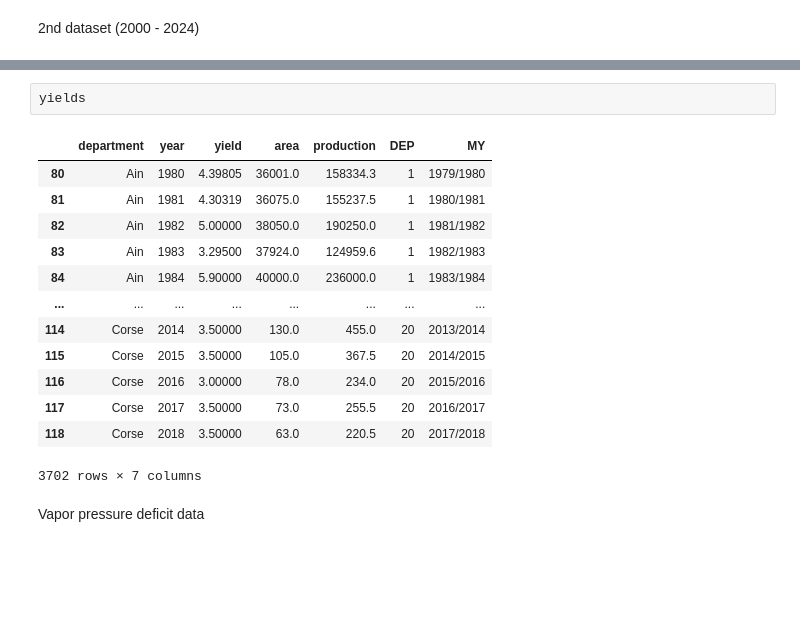
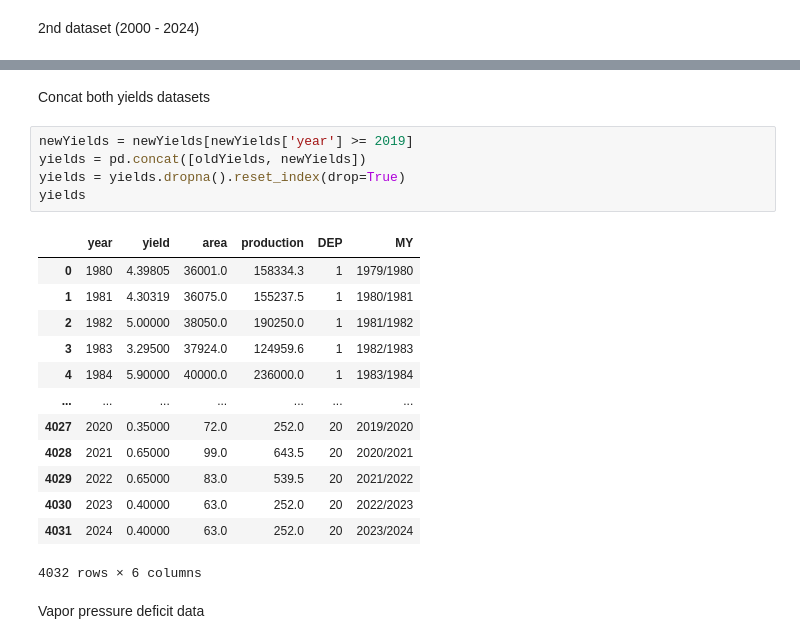
Before and after one commit to aleexv6/Meteo, a Jupyter notebook: YieldModel/data/aggregData.ipynb, the cells around one changed output, grey strips where cells are left out. Cells and saved outputs as stored; diff of their text form; blank space fills up the shorter version.

```diff
--- a/YieldModel/data/aggregData.ipynb
+++ b/YieldModel/data/aggregData.ipynb
@@ -178,22 +205,27 @@ Try using .loc[row_indexer,col_indexer] = value instead
 
 See the caveats in the documentation: https://pandas.pydata.org/pandas-docs/stable/user_guide/indexing.html#returning-a-view-versus-a-copy
   yields["MY"] = (yields['ANNEE'] - 1).astype(str) + '/' + yields['ANNEE'].astype(str)
-# %%
-yields
-# %% [output]
-|  | department | year | yield | area | production | DEP | MY |
-| 80 | Ain | 1980 | 4.39805 | 36001.0 | 158334.3 | 1 | 1979/1980 |
-| 81 | Ain | 1981 | 4.30319 | 36075.0 | 155237.5 | 1 | 1980/1981 |
-| 82 | Ain | 1982 | 5.00000 | 38050.0 | 190250.0 | 1 | 1981/1982 |
-| 83 | Ain | 1983 | 3.29500 | 37924.0 | 124959.6 | 1 | 1982/1983 |
-| 84 | Ain | 1984 | 5.90000 | 40000.0 | 236000.0 | 1 | 1983/1984 |
-| ... | ... | ... | ... | ... | ... | ... | ... |
-| 114 | Corse | 2014 | 3.50000 | 130.0 | 455.0 | 20 | 2013/2014 |
-| 115 | Corse | 2015 | 3.50000 | 105.0 | 367.5 | 20 | 2014/2015 |
-| 116 | Corse | 2016 | 3.00000 | 78.0 | 234.0 | 20 | 2015/2016 |
-| 117 | Corse | 2017 | 3.50000 | 73.0 | 255.5 | 20 | 2016/2017 |
-| 118 | Corse | 2018 | 3.50000 | 63.0 | 220.5 | 20 | 2017/2018 |
-3702 rows × 7 columns
+# %% [markdown]
+Concat both yields datasets
+# %%
+newYields = newYields[newYields['year'] >= 2019]
+yields = pd.concat([oldYields, newYields])
+yields = yields.dropna().reset_index(drop=True)
+yields
+# %% [output]
+|  | year | yield | area | production | DEP | MY |
+| 0 | 1980 | 4.39805 | 36001.0 | 158334.3 | 1 | 1979/1980 |
+| 1 | 1981 | 4.30319 | 36075.0 | 155237.5 | 1 | 1980/1981 |
+| 2 | 1982 | 5.00000 | 38050.0 | 190250.0 | 1 | 1981/1982 |
+| 3 | 1983 | 3.29500 | 37924.0 | 124959.6 | 1 | 1982/1983 |
+| 4 | 1984 | 5.90000 | 40000.0 | 236000.0 | 1 | 1983/1984 |
+| ... | ... | ... | ... | ... | ... | ... |
+| 4027 | 2020 | 0.35000 | 72.0 | 252.0 | 20 | 2019/2020 |
+| 4028 | 2021 | 0.65000 | 99.0 | 643.5 | 20 | 2020/2021 |
+| 4029 | 2022 | 0.65000 | 83.0 | 539.5 | 20 | 2021/2022 |
+| 4030 | 2023 | 0.40000 | 63.0 | 252.0 | 20 | 2022/2023 |
+| 4031 | 2024 | 0.40000 | 63.0 | 252.0 | 20 | 2023/2024 |
+4032 rows × 6 columns
 # %% [markdown]
 Vapor pressure deficit data
 # %%
```
Also changed, not shown: parts of 7 cells of this notebook, 5 other files.
